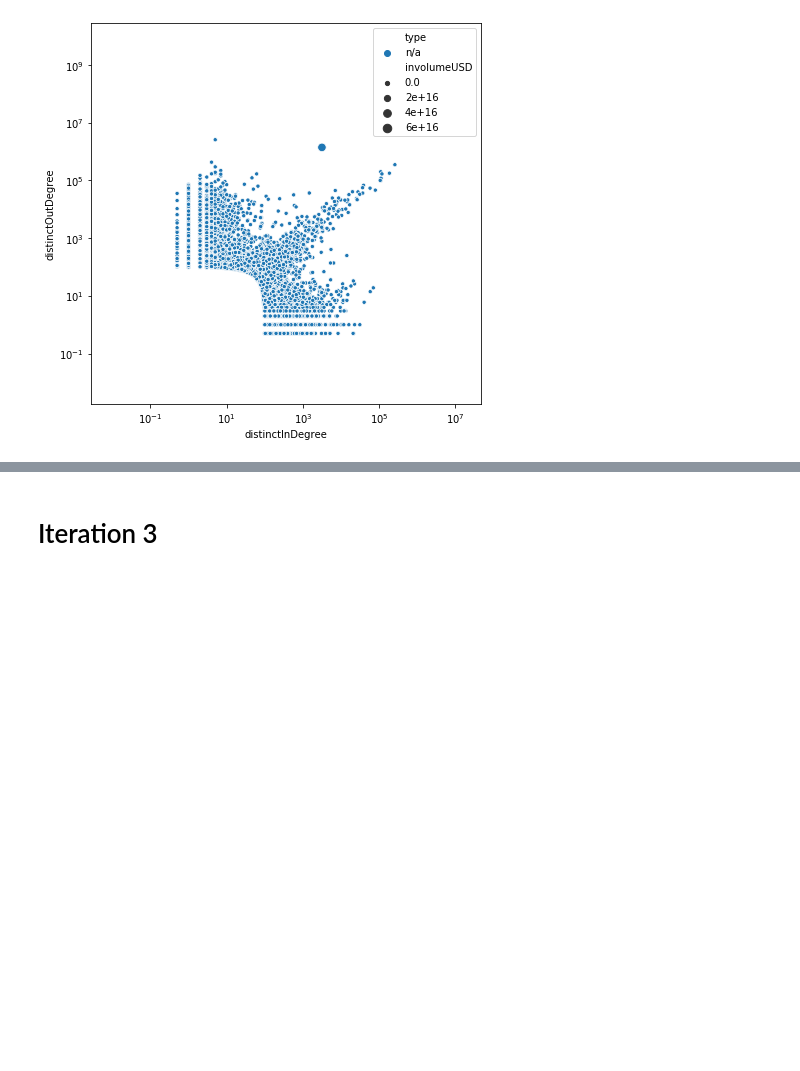
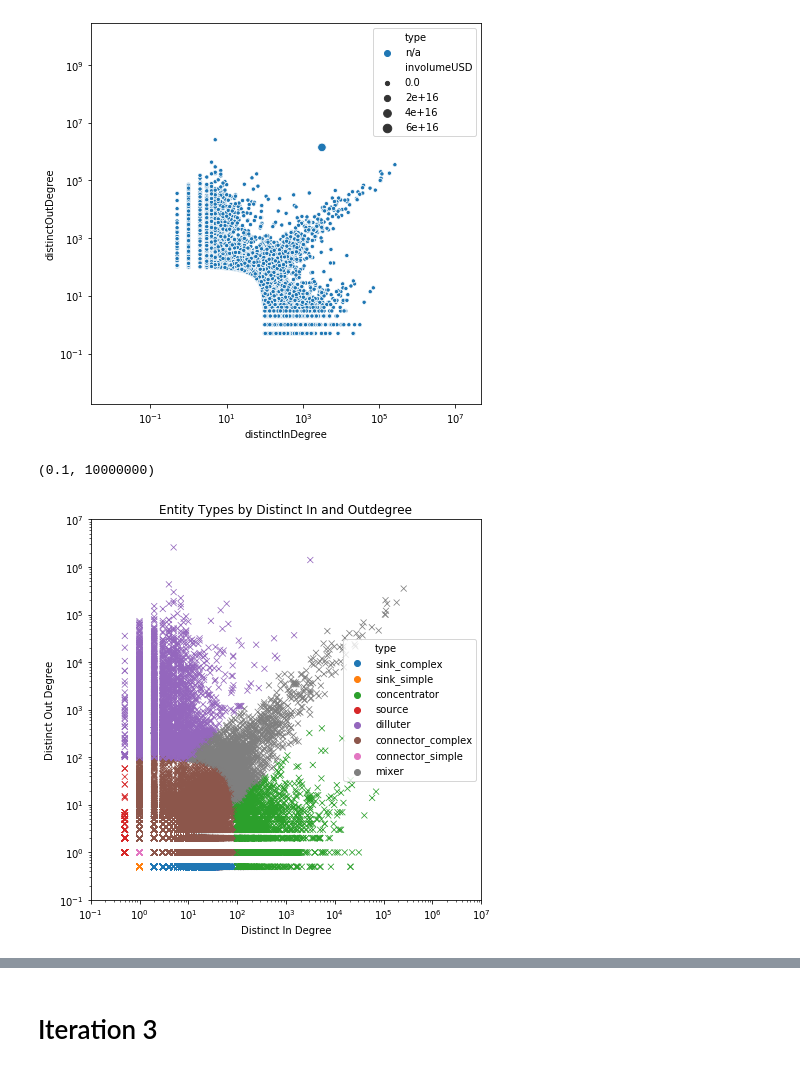
Before and after one commit to daniel-wenzel/polonius, a Jupyter notebook: jupyter/Taxonomy.ipynb, the cells around one changed output, grey strips where cells are left out. Drawn from its saved outputs; the diff is of its cells as text; code cells hidden in the pictures; blank space fills up the shorter version.

```diff
--- a/jupyter/Taxonomy.ipynb
+++ b/jupyter/Taxonomy.ipynb
@@ -64,3 +64,29 @@ sns.scatterplot(x='distinctInDegree', y='distinctOutDegree', hue="type", size="i
 # %% [output]
 <matplotlib.axes._subplots.AxesSubplot at 0x...>
 [figure]
+# %%
+df = sql('''
+SELECT m.distinctInDegree, m.distinctOutDegree, type, isExchange
+FROM
+    EntityMetadata m
+    NATURAL JOIN
+    EntityTaxonomy t
+    NATURAL JOIN
+    Entity e
+WHERE m.distinctDegree > 100 or m.name LIKE "%F"
+''')
+df.loc[df['distinctInDegree'] == 0, ['distinctInDegree']] = 0.5
+df.loc[df['distinctOutDegree'] == 0, 'distinctOutDegree'] = 0.5
+
+#df.loc[df['isExchange'] == 1, 'type'] = "exchange"
+f, ax = plt.subplots(figsize=(7, 7))
+ax.set(xscale="log", yscale="log")
+sns.scatterplot(x='distinctInDegree', y='distinctOutDegree', hue="type", marker='x', data=df, ax=ax)
+plt.title('Entity Types by Distinct In and Outdegree')
+plt.xlabel('Distinct In Degree')
+plt.ylabel('Distinct Out Degree')
+ax.set_xlim([10**-1,10**7])
+ax.set_ylim([10**-1,10**7])
+# %% [output]
+(0.1, 10000000)
+[figure, added]
```
Also changed, not shown: parts of 19 cells of this notebook, 4 other files.
